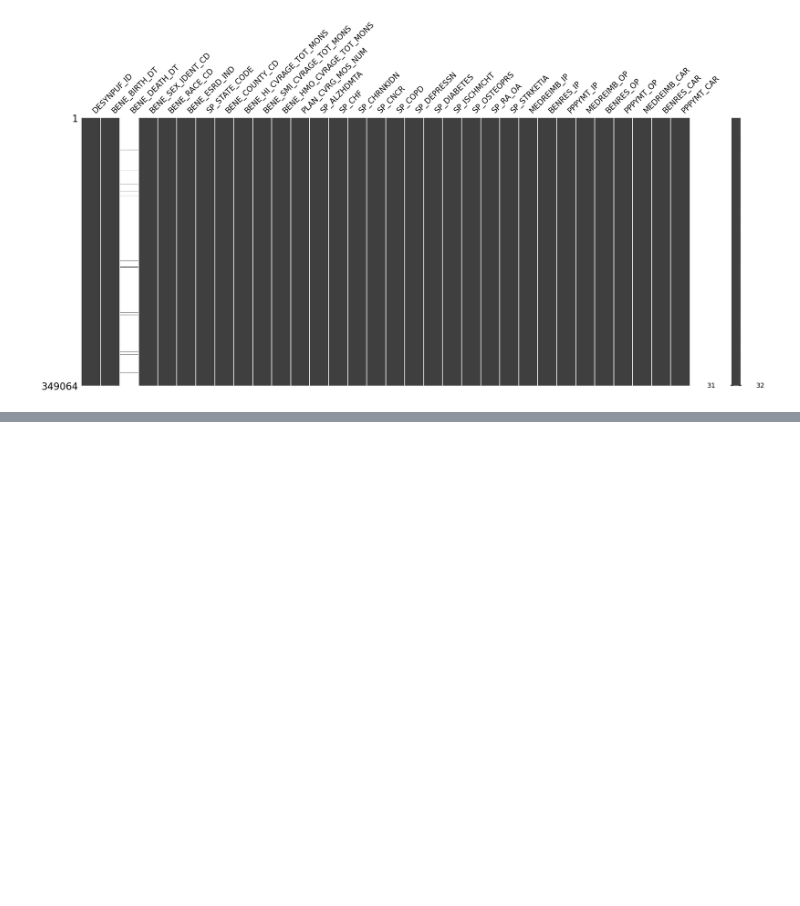
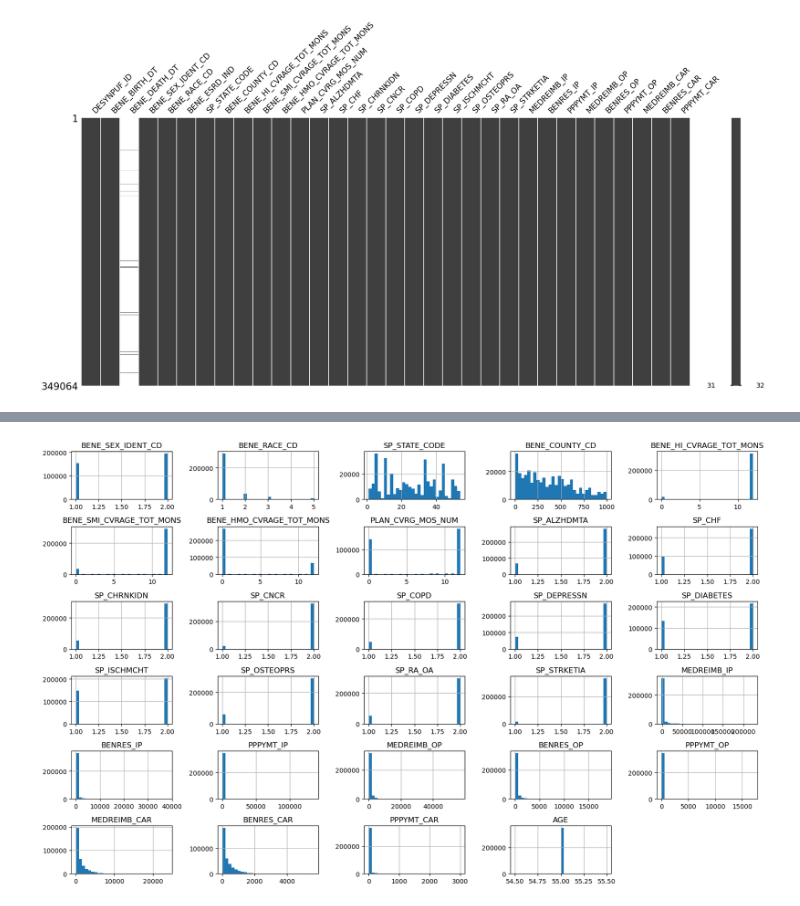
Before and after one commit to phyoung97/ClaimsAI, a Jupyter notebook: notebooks/EDA.ipynb, the cells around one changed output, grey strips where cells are left out. Cells and saved outputs as stored; diff of their text form; code cells hidden in the pictures; blank space fills up the shorter version.

Commit message:
Continued EDA - completed univariate analysis - Observe and draw conclusions next

```diff
--- a/notebooks/EDA.ipynb
+++ b/notebooks/EDA.ipynb
@@ -105,0 +257,10 @@ dtype: float64
+# %%
+#Univariate Analysis
+num_cols = df.select_dtypes(include=np.number).columns
+cat_cols = df.select_dtypes(exclude=np.number).columns
+# %%
+# Numeric
+df[num_cols].hist(figsize=(16, 10), bins=30)
+plt.tight_layout()
+# %% [output]
+[figure, added]
```
Also changed, not shown: parts of 12 cells of this notebook.
